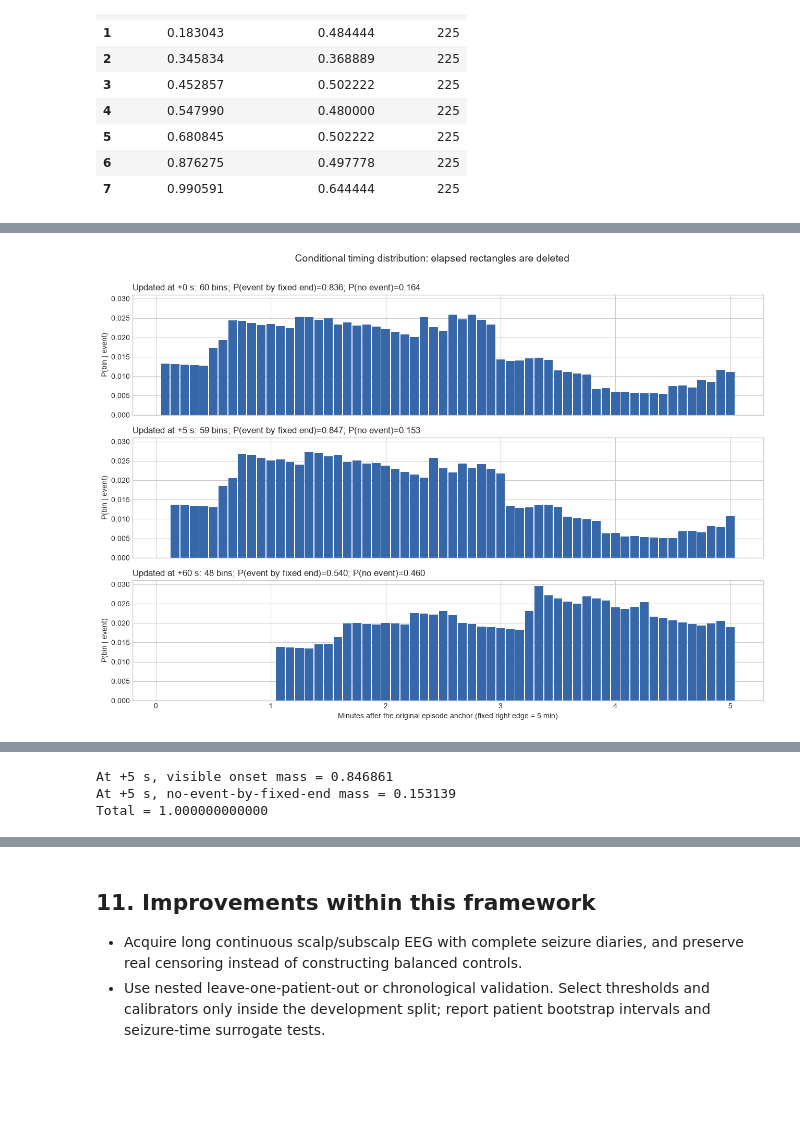
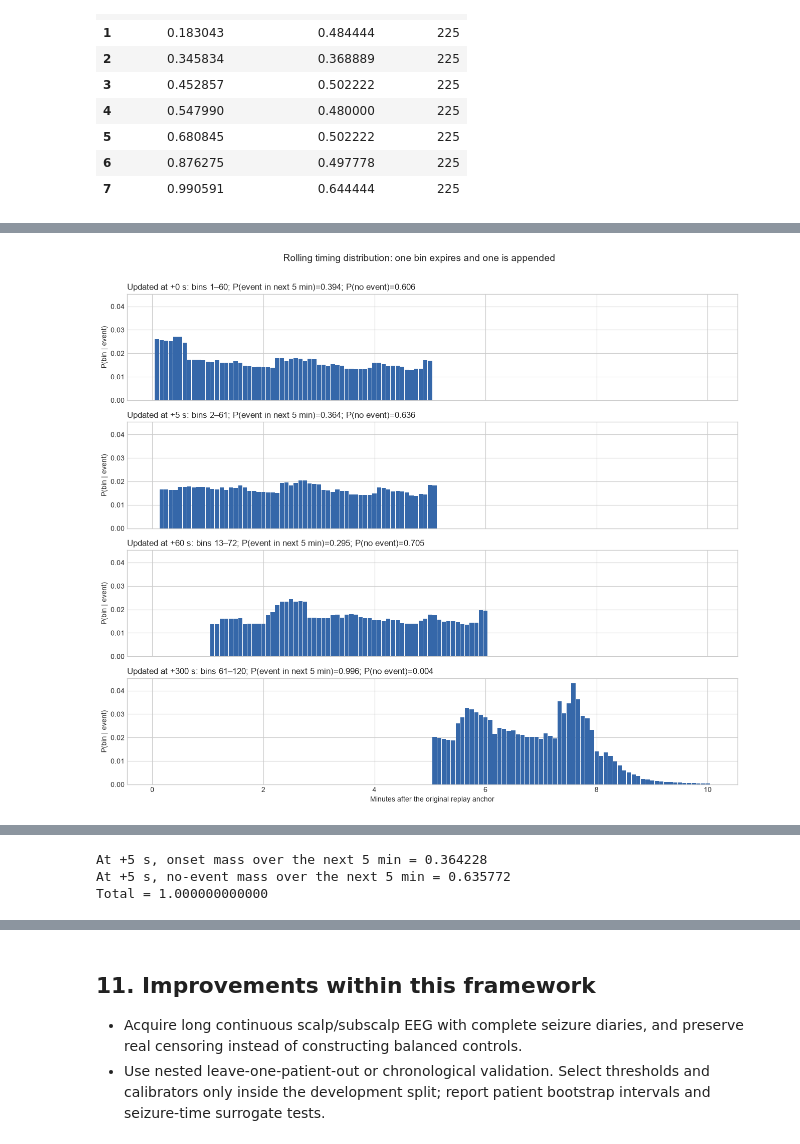
Before and after one commit to ucd-cosmos-data/26-the-optimizers-analysis, a Jupyter notebook: final_project/scripts/rolling_seizure_forecasting.ipynb, the cells around one changed output, grey strips where cells are left out. Cells and saved outputs as stored; diff of their text form; code cells hidden in the pictures; blank space fills up the shorter version.

Commit message:
update to rolling

```diff
--- a/final_project/scripts/rolling_seizure_forecasting.ipynb
+++ b/final_project/scripts/rolling_seizure_forecasting.ipynb
@@ -397,44 +443,44 @@ Example: PN00_S01_preictal from PN00-1.edf
 # %%
-states = [('0 s', state_0), ('5 s', state_5), ('60 s', state_60)]
-fig, axes = plt.subplots(3, 1, figsize=(13, 9), sharex=True, sharey=True)
+states = [('0 s', state_0), ('5 s', state_5), ('60 s', state_60), ('300 s', state_300)]
+fig, axes = plt.subplots(4, 1, figsize=(13, 11), sharex=True, sharey=True)
 rolling_rows = []
 for axis, (label, state) in zip(axes, states, strict=True):
     table = state['probability_table'].copy()
     table['state_elapsed_seconds'] = state['episode_step'] * config.bin_seconds
     rolling_rows.append(table)
     axis.bar(
         table['interval_end_seconds'] / 60,
         table['timing_probability_given_event'],
         width=config.bin_seconds / 60 * 0.9,
         color='#3567A9',
     )
     axis.set_ylabel('P(bin | event)')
     axis.set_title(
-        f'Updated at +{label}: {state["remaining_bins"]} bins; '
-        f'P(event by fixed end)={state["event_risk_by_fixed_end"]:.3f}; '
-        f'P(no event)={state["no_event_probability_by_fixed_end"]:.3f}',
+        f'Updated at +{label}: bins {table["absolute_episode_bin"].iloc[0]}–{table["absolute_episode_bin"].iloc[-1]}; '
+        f'P(event in next 5 min)={state["event_risk_next_5m"]:.3f}; '
+        f'P(no event)={state["no_event_probability_next_5m"]:.3f}',
         loc='left',
     )
-axes[-1].set_xlabel('Minutes after the original episode anchor (fixed right edge = 5 min)')
-fig.suptitle('Conditional timing distribution: elapsed rectangles are deleted', y=1.01, fontsize=14)
+axes[-1].set_xlabel('Minutes after the original replay anchor')
+fig.suptitle('Rolling timing distribution: one bin expires and one is appended', y=1.01, fontsize=14)
 fig.tight_layout()
-rolling_figure_path = paths['results'] / 'fixed_horizon_rolling_example.png'
+rolling_figure_path = paths['results'] / 'moving_horizon_rolling_example.png'
 fig.savefig(rolling_figure_path, dpi=160, bbox_inches='tight')
 plt.show()
 
 rolling_output = pd.concat(rolling_rows, ignore_index=True)
-rolling_output.to_csv(paths['results'] / 'fixed_horizon_rolling_example.csv', index=False)
+rolling_output.to_csv(paths['results'] / 'moving_horizon_rolling_example.csv', index=False)
 display(state_5['probability_table'].head(12).style.format({
     'onset_probability': '{:.6f}',
     'timing_probability_given_event': '{:.4f}',
     'cumulative_onset_probability': '{:.4f}',
     'survival_probability': '{:.4f}',
 }))
-print(f"At +5 s, visible onset mass = {state_5['event_risk_by_fixed_end']:.6f}")
-print(f"At +5 s, no-event-by-fixed-end mass = {state_5['no_event_probability_by_fixed_end']:.6f}")
-print(f"Total = {state_5['event_risk_by_fixed_end'] + state_5['no_event_probability_by_fixed_end']:.12f}")
+print(f"At +5 s, onset mass over the next 5 min = {state_5['event_risk_next_5m']:.6f}")
+print(f"At +5 s, no-event mass over the next 5 min = {state_5['no_event_probability_next_5m']:.6f}")
+print(f"Total = {state_5['event_risk_next_5m'] + state_5['no_event_probability_next_5m']:.12f}")
 # %% [output]
-[figure, old version]
+[figure, new version]
 |  | absolute_episode_bin | interval_start_seconds | interval_end_seconds | seconds_ahead_start | ... |
 | 0 | 2 | 5 | 10 | 0 | ... |
 | 1 | 3 | 10 | 15 | 5 | ... |
@@ -448,8 +494,8 @@ print(f"Total = {state_5['event_risk_by_fixed_end'] + state_5['no_event_probabil
 | 9 | 11 | 50 | 55 | 45 | ... |
 | 10 | 12 | 55 | 60 | 50 | ... |
 | 11 | 13 | 60 | 65 | 55 | ... |
-At +5 s, visible onset mass = 0.846861
-At +5 s, no-event-by-fixed-end mass = 0.153139
+At +5 s, onset mass over the next 5 min = 0.364228
+At +5 s, no-event mass over the next 5 min = 0.635772
 Total = 1.000000000000
 # %% [markdown]
 ## 10. Weaknesses and inconsistencies
```
Also changed, not shown: parts of 12 cells of this notebook, 8 other files.
